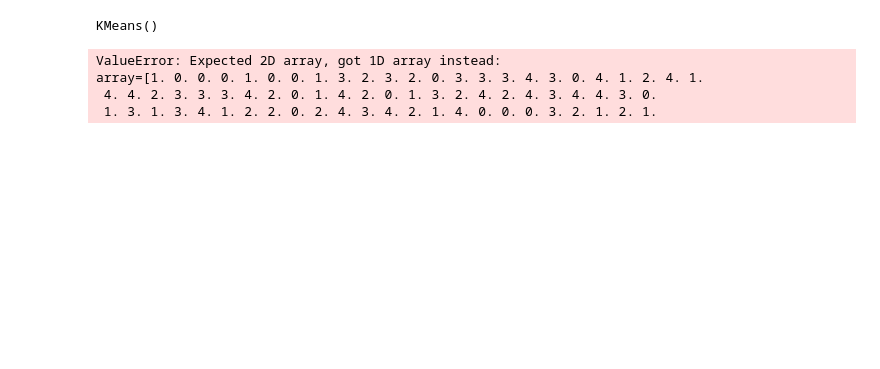
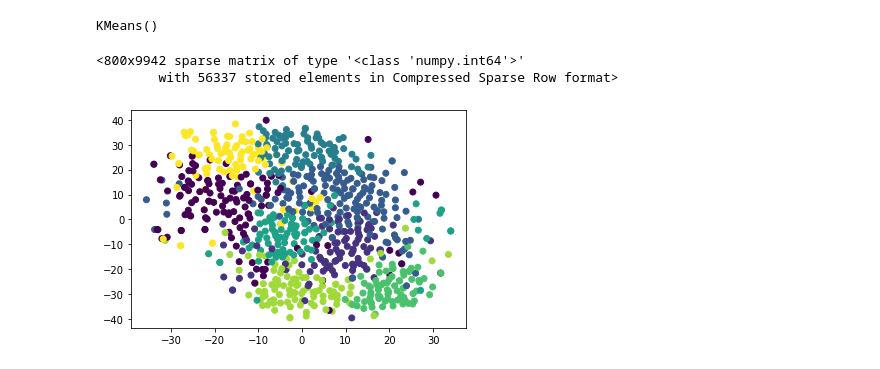
Before and after one commit to Jayshil-Patel/NLP-Clustering, a Jupyter notebook: trial.ipynb, the cells around one changed output. Drawn from its saved outputs; the diff is of its cells as text; code cells hidden in the pictures; blank space fills up the shorter version.

Commit message:
tried label encoding

```diff
--- a/trial.ipynb
+++ b/trial.ipynb
@@ -75,13 +59,13 @@ test_matrix = vectorizer.transform(test_df['text'])
 # %%
 from sklearn.cluster import KMeans
 kmeans = KMeans()
-kmeans.fit(train_matrix,y=train_df['author'])
+kmeans.fit(train_matrix)
 # %% [output]
 KMeans()
-# %%
-y_pred = kmeans.predict(test_df['author'])
-# %% [output]
-ValueError: Expected 2D array, got 1D array instead:
-array=[1. 0. 0. 0. 1. 0. 0. 1. 3. 2. 3. 2. 0. 3. 3. 3. 4. 3. 0. 4. 1. 2. 4. 1.
- 4. 4. 2. 3. 3. 3. 4. 2. 0. 1. 4. 2. 0. 1. 3. 2. 4. 2. 4. 3. 4. 4. 3. 0.
- 1. 3. 1. 3. 4. 1. 2. 2. 0. 2. 4. 3. 4. 2. 1. 4. 0. 0. 0. 3. 2. 1. 2. 1.
+# %%
+train_matrix
+# %% [output]
+<800x9942 sparse matrix of type '<class 'numpy.int64'>'
+        with 56337 stored elements in Compressed Sparse Row format>
+# %%
+labels = kmeans.labels_
@@ -87,0 +74,13 @@ array=[1. 0. 0. 0. 1. 0. 0. 1. 3. 2. 3. 2. 0. 3. 3. 3. 4. 3. 0. 4. 1. 2. 4. 1.
+# %%
+import matplotlib.pyplot as plt
+from sklearn.cluster import KMeans
+from sklearn.manifold import TSNE
+import numpy as np
+import scipy.sparse
+
+X_embedded = TSNE(n_components=2).fit_transform(train_matrix)
+# %%
+plt.scatter(X_embedded[:, 0], X_embedded[:, 1], c=labels)
+plt.show()
+# %% [output]
+[figure, added]
```
Also changed, not shown: parts of 2 cells of this notebook, 1 other file.
